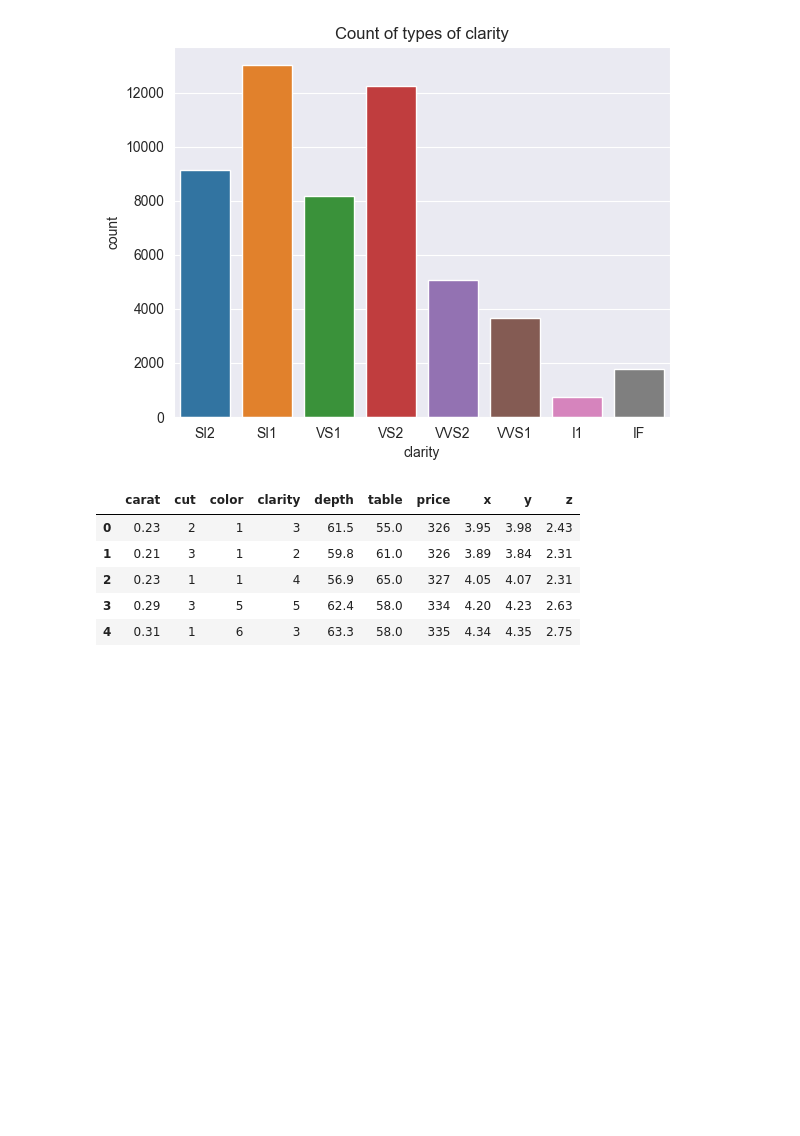
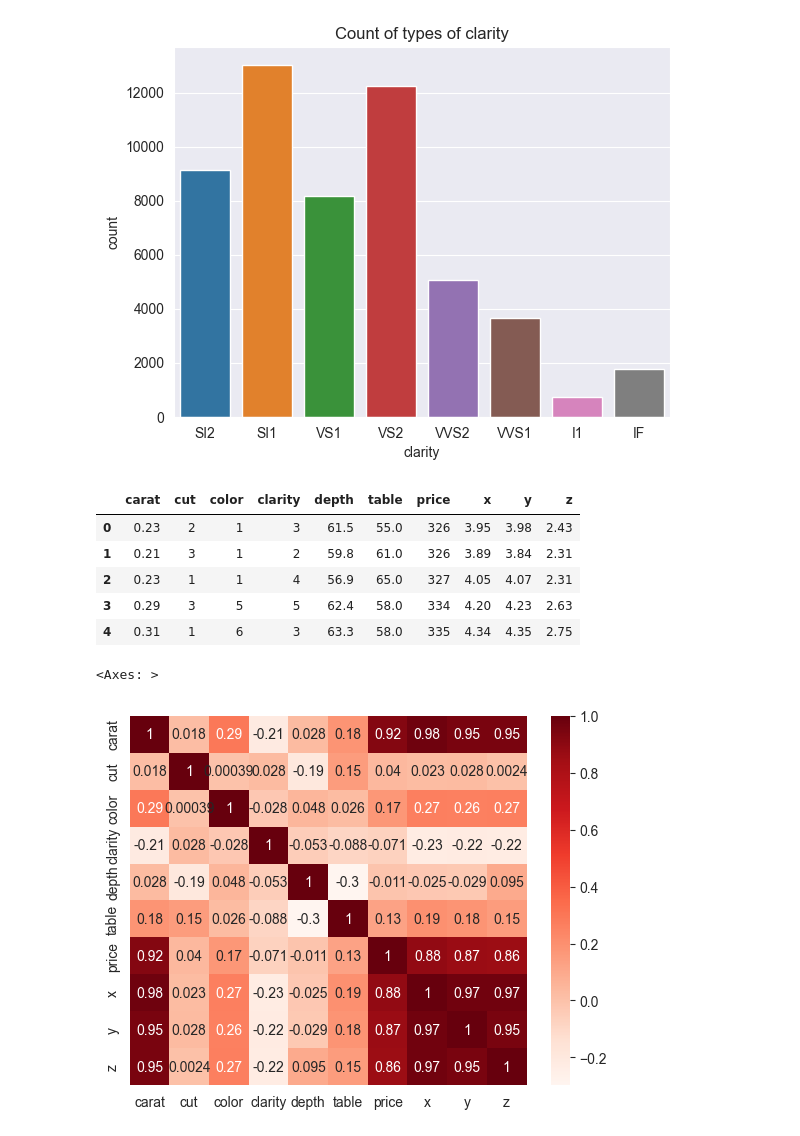
Before and after one commit to Ash2809/Diamond_Price_Pred, a Jupyter notebook: pred.ipynb, the cells around one changed output. Cells and saved outputs as stored; diff of their text form; code cells hidden in the pictures; blank space fills up the shorter version.

```diff
--- a/pred.ipynb
+++ b/pred.ipynb
@@ -89,3 +91,8 @@ data.head(5)
 | 2 | 0.23 | 1 | 1 | 4 | 56.9 | 65.0 | 327 | 4.05 | 4.07 | 2.31 |
 | 3 | 0.29 | 3 | 5 | 5 | 62.4 | 58.0 | 334 | 4.20 | 4.23 | 2.63 |
 | 4 | 0.31 | 1 | 6 | 3 | 63.3 | 58.0 | 335 | 4.34 | 4.35 | 2.75 |
+# %%
+sns.heatmap(data = data.corr(), annot = True, cmap = "Reds")
+# %% [output]
+<Axes: >
+[figure, added]
```
Also changed, not shown: parts of 7 cells of this notebook, 1 other file.
